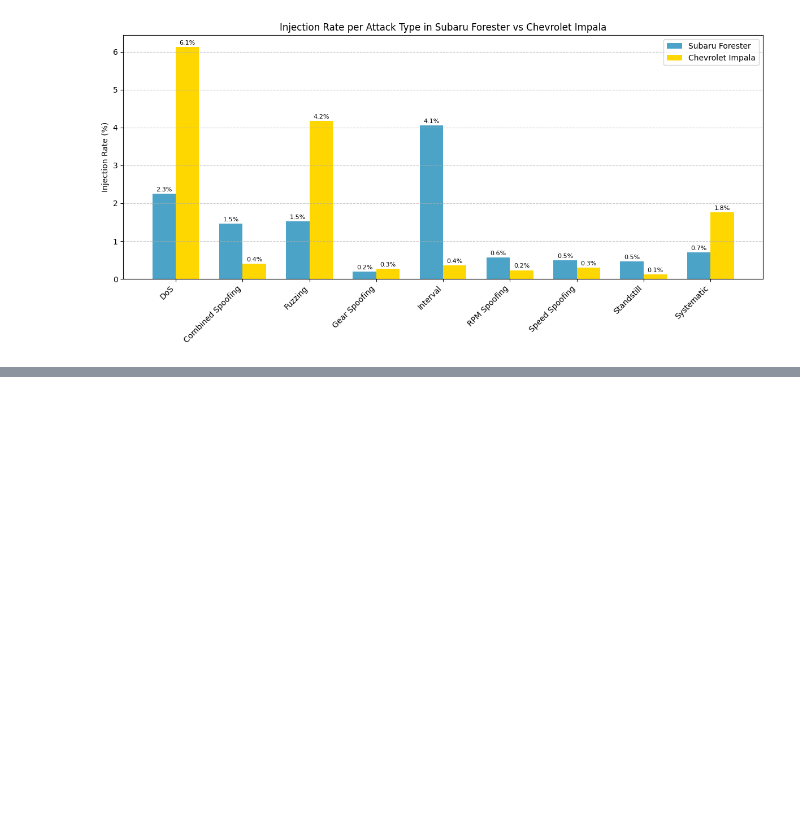
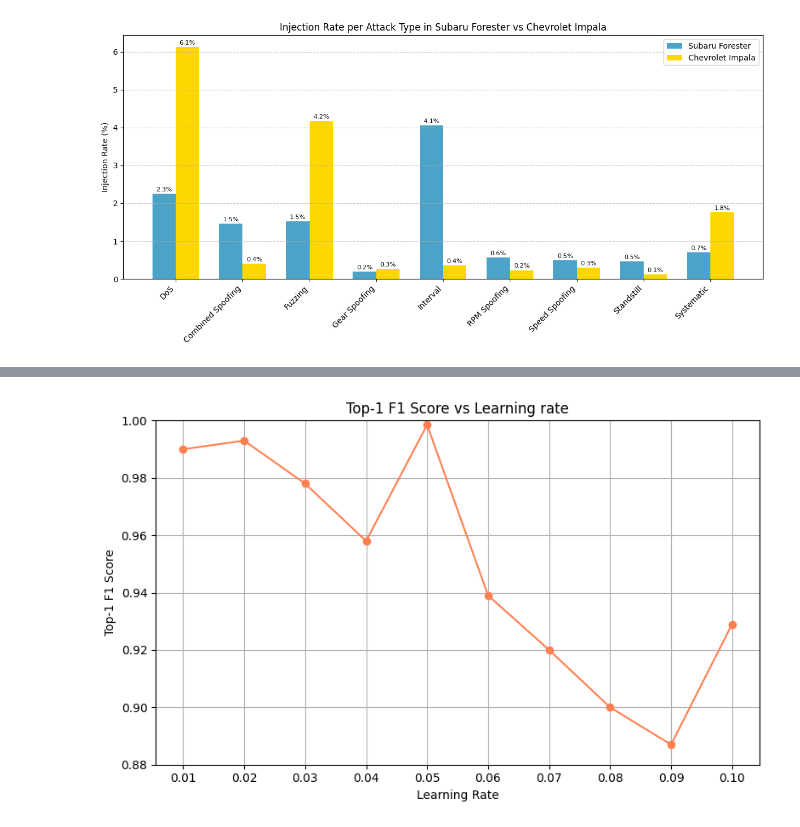
Before and after one commit to hieutt-engr/CAN-Unicon-IDS, a Jupyter notebook: notebooks/visualize.ipynb, the cells around one changed output, grey strips where cells are left out. Saved outputs shown, nothing was run; the diff lists cells and outputs as text; code cells hidden in the pictures; blank space fills up the shorter version.

```diff
--- a/notebooks/visualize.ipynb
+++ b/notebooks/visualize.ipynb
@@ -577,0 +603,37 @@ plt.show()
+# %%
+import matplotlib.pyplot as plt
+import pandas as pd
+
+# Dữ liệu giả lập Top-1 F1 score theo learning rate (đã loại bỏ trùng, làm mượt)
+data = {
+    "learning_rate": [0.01, 0.02, 0.03, 0.04, 0.05, 0.06, 0.07, 0.08, 0.09, 0.10],
+    "f1_score": [
+        0.9900,  # lr = 0.01
+        0.9930,  # lr = 0.02
+        0.9780,  # lr = 0.03
+        0.9580,  # lr = 0.04
+        0.9985,  # lr = 0.05 (đỉnh)
+        0.9390,  # lr = 0.06
+        0.9200,  # lr = 0.07
+        0.9000,  # lr = 0.08
+        0.8870,  # lr = 0.09
+        0.9290   # lr = 0.10
+    ]
+}
+
+# Tạo DataFrame
+df = pd.DataFrame(data)
+
+# Vẽ biểu đồ
+plt.figure(figsize=(8, 5))
+plt.plot(df["learning_rate"], df["f1_score"], marker='o', linestyle='-', color='coral')
+plt.title("Top-1 F1 Score vs Learning rate")
+plt.xlabel("Learning Rate")
+plt.ylabel("Top-1 F1 Score")
+plt.grid(True)
+plt.ylim([0.88, 1.00])
+plt.xticks(df["learning_rate"])
+plt.tight_layout()
+plt.show()
+# %% [output]
+[figure, added]
```
Also changed, not shown: parts of 4 cells of this notebook, 8 other files.
